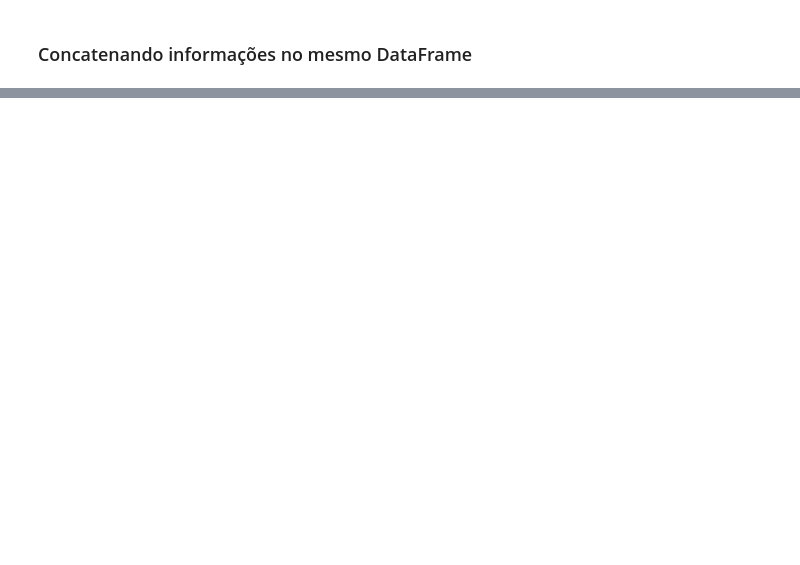
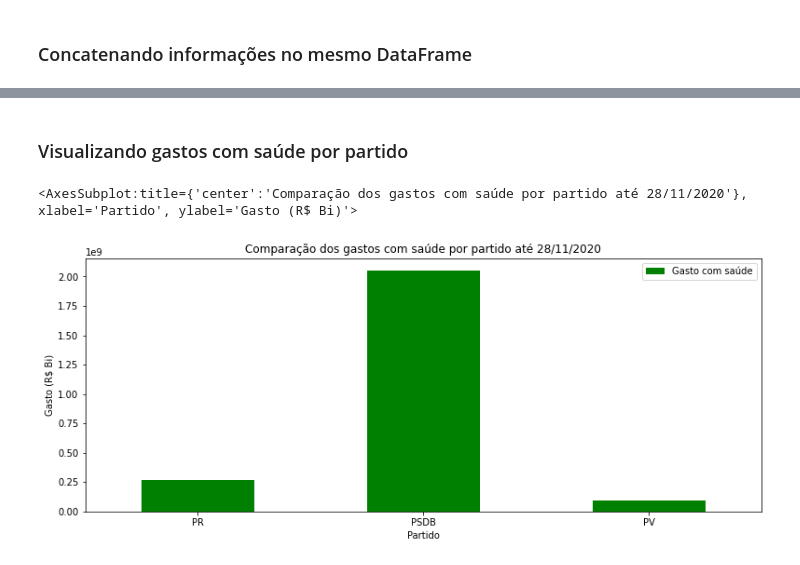
Before and after one commit to FabioRomeiro/GovernoEficazCOVID, a Jupyter notebook: GovernoEficazCOVID.ipynb, the cells around one changed output, grey strips where cells are left out. Saved outputs shown, nothing was run; the diff lists cells and outputs as text; code cells hidden in the pictures; blank space fills up the shorter version.

```diff
--- a/GovernoEficazCOVID.ipynb
+++ b/GovernoEficazCOVID.ipynb
@@ -140,0 +186,20 @@ graph_government_efficiency
+# %% [markdown]
+### Visualizando gastos com saúde por partido
+# %%
+parties_expenses_series = df_government_efficiency.groupby('SIGLA_PARTIDO').sum('GASTO')['GASTO']
+frame = { 'PARTIDO': parties_expenses_series.index, 'GASTO': parties_expenses_series.values }
+df_parties_expenses = pd.DataFrame(frame)
+graph_parties_expenses = df_parties_expenses.plot.bar(
+    x='PARTIDO',
+    y='GASTO',
+    rot=0,
+    title='Comparação dos gastos com saúde por partido até 28/11/2020',
+    xlabel='Partido',
+    ylabel='Gasto (R$ Bi)',
+    color='green',
+    figsize=(13, 5))
+graph_parties_expenses.legend(['Gasto com saúde'])
+graph_parties_expenses
+# %% [output]
+<AxesSubplot:title={'center':'Comparação dos gastos com saúde por partido até 28/11/2020'}, xlabel='Partido', ylabel='Gasto (R$ Bi)'>
+[figure, added]
```
Also changed, not shown: parts of 12 cells of this notebook, 1 other file.
